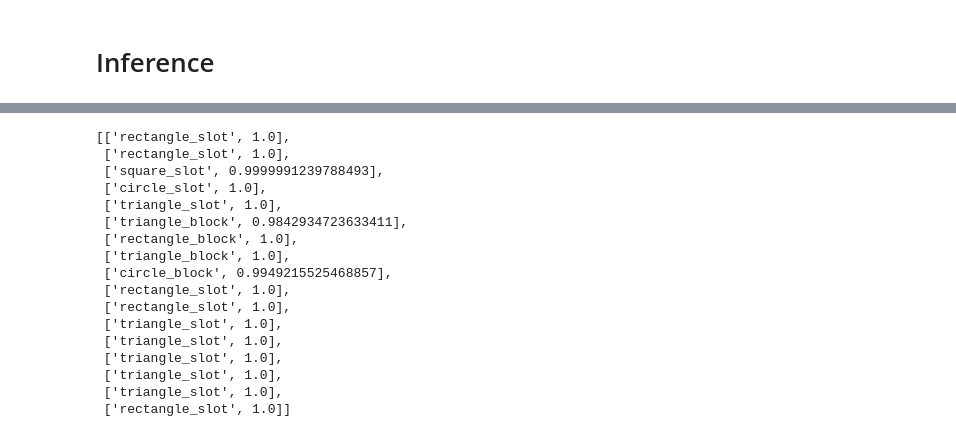
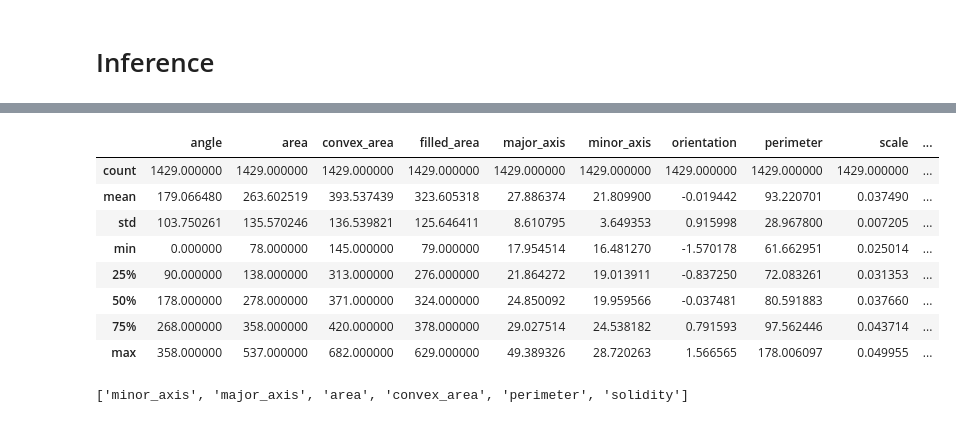
Before and after one commit to buzuloiu/robix, a Jupyter notebook: camera/Object Clasification.ipynb, the cells around one changed output, grey strips where cells are left out. Saved outputs shown, nothing was run; the diff lists cells and outputs as text; code cells hidden in the pictures.

```diff
--- a/camera/Object Clasification.ipynb
+++ b/camera/Object Clasification.ipynb
@@ -316,20 +336,0 @@ plt.show()
-# %%
-p
-# %% [output]
-[['rectangle_slot', 1.0],
- ['rectangle_slot', 1.0],
- ['square_slot', 0.9999991239788493],
- ['circle_slot', 1.0],
- ['triangle_slot', 1.0],
- ['triangle_block', 0.9842934723633411],
- ['rectangle_block', 1.0],
- ['triangle_block', 1.0],
- ['circle_block', 0.9949215525468857],
- ['rectangle_slot', 1.0],
- ['rectangle_slot', 1.0],
- ['triangle_slot', 1.0],
- ['triangle_slot', 1.0],
- ['triangle_slot', 1.0],
- ['triangle_slot', 1.0],
- ['triangle_slot', 1.0],
- ['rectangle_slot', 1.0]]
@@ -336,2 +343,18 @@ p
 # %%
 predictions
+# %%
+training_set.describe()
+# %% [output]
+|  | angle | area | convex_area | filled_area | major_axis | minor_axis | orientation | perimeter | scale | ... |
+| count | 1429.000000 | 1429.000000 | 1429.000000 | 1429.000000 | 1429.000000 | 1429.000000 | 1429.000000 | 1429.000000 | 1429.000000 | ... |
+| mean | 179.066480 | 263.602519 | 393.537439 | 323.605318 | 27.886374 | 21.809900 | -0.019442 | 93.220701 | 0.037490 | ... |
+| std | 103.750261 | 135.570246 | 136.539821 | 125.646411 | 8.610795 | 3.649353 | 0.915998 | 28.967800 | 0.007205 | ... |
+| min | 0.000000 | 78.000000 | 145.000000 | 79.000000 | 17.954514 | 16.481270 | -1.570178 | 61.662951 | 0.025014 | ... |
+| 25% | 90.000000 | 138.000000 | 313.000000 | 276.000000 | 21.864272 | 19.013911 | -0.837250 | 72.083261 | 0.031353 | ... |
+| 50% | 178.000000 | 278.000000 | 371.000000 | 324.000000 | 24.850092 | 19.959566 | -0.037481 | 80.591883 | 0.037660 | ... |
+| 75% | 268.000000 | 358.000000 | 420.000000 | 378.000000 | 29.027514 | 24.538182 | 0.791593 | 97.562446 | 0.043714 | ... |
+| max | 358.000000 | 537.000000 | 682.000000 | 629.000000 | 49.389326 | 28.720263 | 1.566565 | 178.006097 | 0.049955 | ... |
+# %%
+INPUT_FEATURES
+# %% [output]
+['minor_axis', 'major_axis', 'area', 'convex_area', 'perimeter', 'solidity']
```
Also changed, not shown: parts of 18 cells of this notebook, 7 other files.
